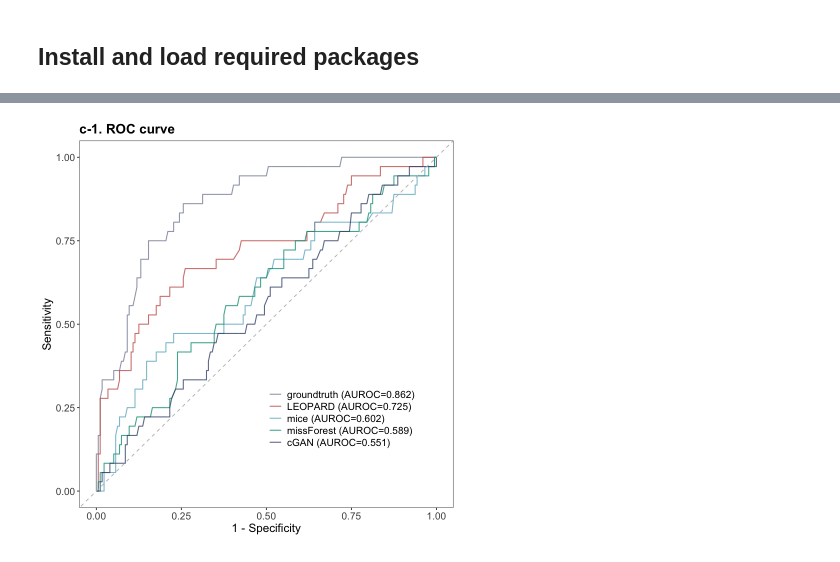
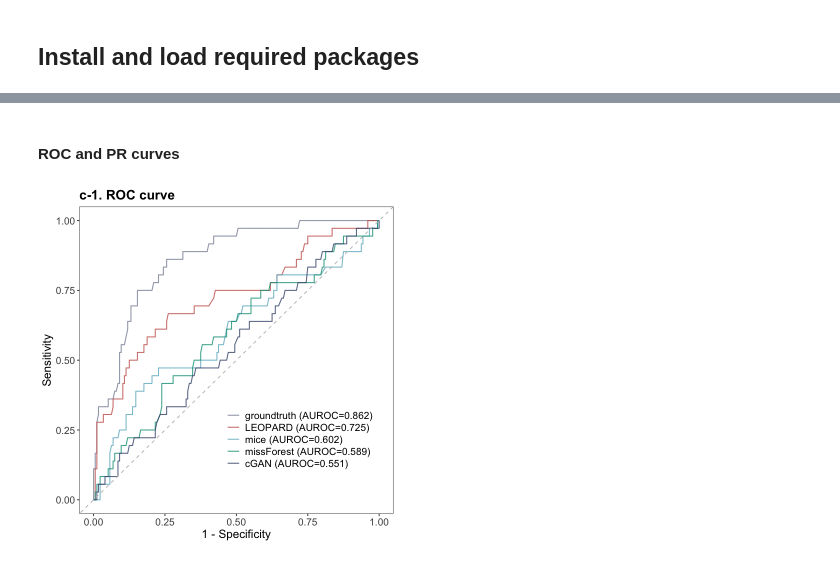
Before and after one commit to HAN-Siyu/LEOPARD, a Jupyter notebook: plot.ipynb, the cells around one changed output, grey strips where cells are left out. Saved outputs shown, nothing was run; the diff lists cells and outputs as text; code cells hidden in the pictures.

```diff
--- a/plot.ipynb
+++ b/plot.ipynb
@@ -111,42 +449,46 @@ plot_bar
+# %% [markdown]
+#### ROC and PR curves
 # %%
+options(repr.plot.width = 6, repr.plot.height = 6)
+
 # load ROC data
 roc_data <- read.csv("data/plotData/caseStudy_classification_rocData.csv")
 roc_data$AUROC_label <- factor(roc_data$AUROC_label,
                                levels = c('groundtruth (AUROC=0.862)',
                                           'LEOPARD (AUROC=0.725)',
                                           'mice (AUROC=0.602)',
                                           'missForest (AUROC=0.589)',
                                           'cGAN (AUROC=0.551)'))
 
 # generate ROC plot
 plot_roc <- ggplot(roc_data, aes(x = x, y = y, color = AUROC_label, group = AUROC_label)) +
     geom_line(linewidth = 0.6) +
     geom_abline(linetype = "dashed", color = "gray") +
     scale_color_manual(values = colorspace::darken(pal_npg("nrc", alpha = 0.8)(9)[c(6, 1:4)], 0.02)) +
     theme_bw() +
     labs(x = "1 - Specificity", y = "Sensitivity", color = "Data source") +
     guides(color = guide_legend(keyheight = 1)) +
     theme(legend.position    = c(.7,.25),
           panel.grid.minor.x = element_blank(),
           panel.grid.minor.y = element_blank(),
           panel.grid.major.x = element_blank(),
           panel.grid.major.y = element_blank(),
-          plot.title    = element_text(size = 16, face = "bold"),
-          axis.text.x   = element_text(size = 12),
-          axis.text.y   = element_text(size = 12),
-          axis.title.y  = element_text(size = 14),
-          axis.title.x  = element_text(size = 14),
-          legend.text   = element_text(size = 12),
-          legend.title  = element_blank(),
+          plot.title   = element_text(size = 16, face = "bold"),
+          axis.text.x  = element_text(size = 12),
+          axis.text.y  = element_text(size = 12),
+          axis.title.y = element_text(size = 14),
+          axis.title.x = element_text(size = 14),
+          legend.text  = element_text(size = 12),
+          legend.title = element_blank(),
           legend.background     = element_blank(),
           legend.box.background = element_blank(),
           legend.key = element_rect(fill = NA),
           strip.text = element_text(size = 14, face = "bold")) +
     ggtitle("c-1. ROC curve")
 
 plot_roc
 # %% [output]
-[figure, old version]
+[figure, new version]
 # %%
 # load PRC data
 prc_data <- read.csv("data/plotData/caseStudy_classification_prcData.csv")
```
Also changed, not shown: parts of 29 cells of this notebook.
